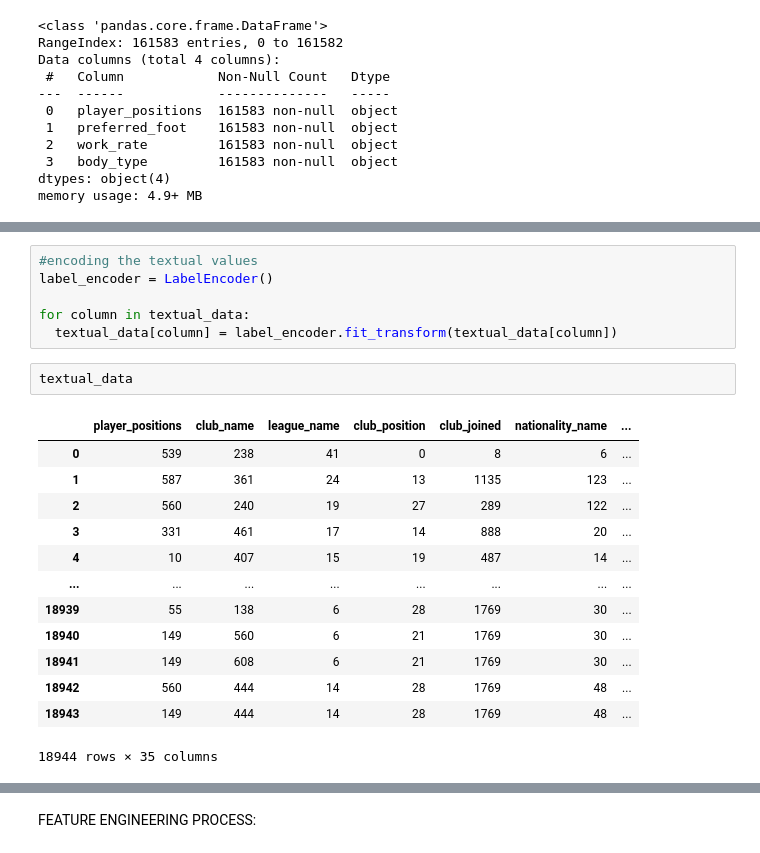
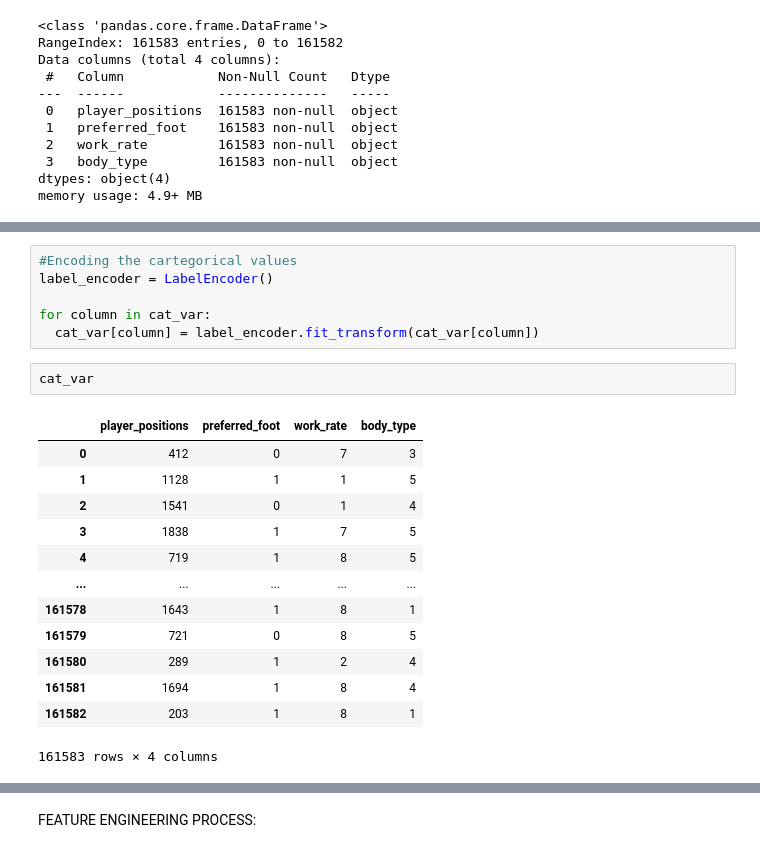
Before and after one commit to Nhyira-EM/EmmanuelNhyiraFreduahAgyemang._SportsPrediction, a Jupyter notebook: EmmanuelNhyira_SportsPrediction.ipynb, the cells around one changed output, grey strips where cells are left out. Saved outputs shown, nothing was run; the diff lists cells and outputs as text.

```diff
--- a/EmmanuelNhyira_SportsPrediction.ipynb
+++ b/EmmanuelNhyira_SportsPrediction.ipynb
@@ -215,23 +222,23 @@ memory usage: 8.1 MB
 # %%
-#encoding the textual values
+#Encoding the cartegorical values
 label_encoder = LabelEncoder()
 
-for column in textual_data:
-  textual_data[column] = label_encoder.fit_transform(textual_data[column])
+for column in cat_var:
+  cat_var[column] = label_encoder.fit_transform(cat_var[column])
-# %%
-textual_data
-# %% [output]
-|  | player_positions | club_name | league_name | club_position | club_joined | nationality_name | ... |
-| 0 | 539 | 238 | 41 | 0 | 8 | 6 | ... |
-| 1 | 587 | 361 | 24 | 13 | 1135 | 123 | ... |
-| 2 | 560 | 240 | 19 | 27 | 289 | 122 | ... |
-| 3 | 331 | 461 | 17 | 14 | 888 | 20 | ... |
-| 4 | 10 | 407 | 15 | 19 | 487 | 14 | ... |
-| ... | ... | ... | ... | ... | ... | ... | ... |
-| 18939 | 55 | 138 | 6 | 28 | 1769 | 30 | ... |
-| 18940 | 149 | 560 | 6 | 21 | 1769 | 30 | ... |
-| 18941 | 149 | 608 | 6 | 21 | 1769 | 30 | ... |
-| 18942 | 560 | 444 | 14 | 28 | 1769 | 48 | ... |
-| 18943 | 149 | 444 | 14 | 28 | 1769 | 48 | ... |
-18944 rows × 35 columns
+# %%
+cat_var
+# %% [output]
+|  | player_positions | preferred_foot | work_rate | body_type |
+| 0 | 412 | 0 | 7 | 3 |
+| 1 | 1128 | 1 | 1 | 5 |
+| 2 | 1541 | 0 | 1 | 4 |
+| 3 | 1838 | 1 | 7 | 5 |
+| 4 | 719 | 1 | 8 | 5 |
+| ... | ... | ... | ... | ... |
+| 161578 | 1643 | 1 | 8 | 1 |
+| 161579 | 721 | 0 | 8 | 5 |
+| 161580 | 289 | 1 | 2 | 4 |
+| 161581 | 1694 | 1 | 8 | 4 |
+| 161582 | 203 | 1 | 8 | 1 |
+161583 rows × 4 columns
 # %%
```
Also changed, not shown: parts of 7 cells of this notebook.
